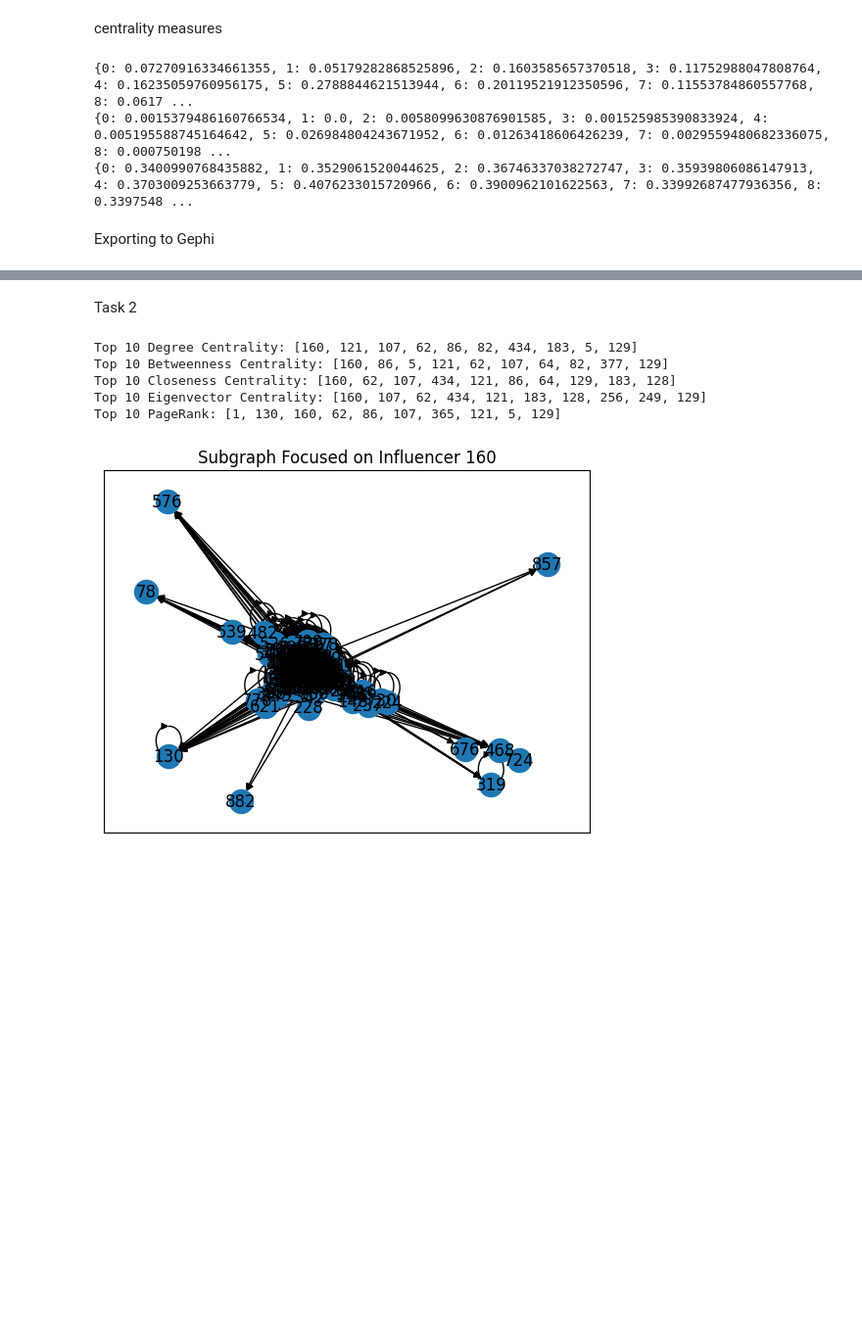
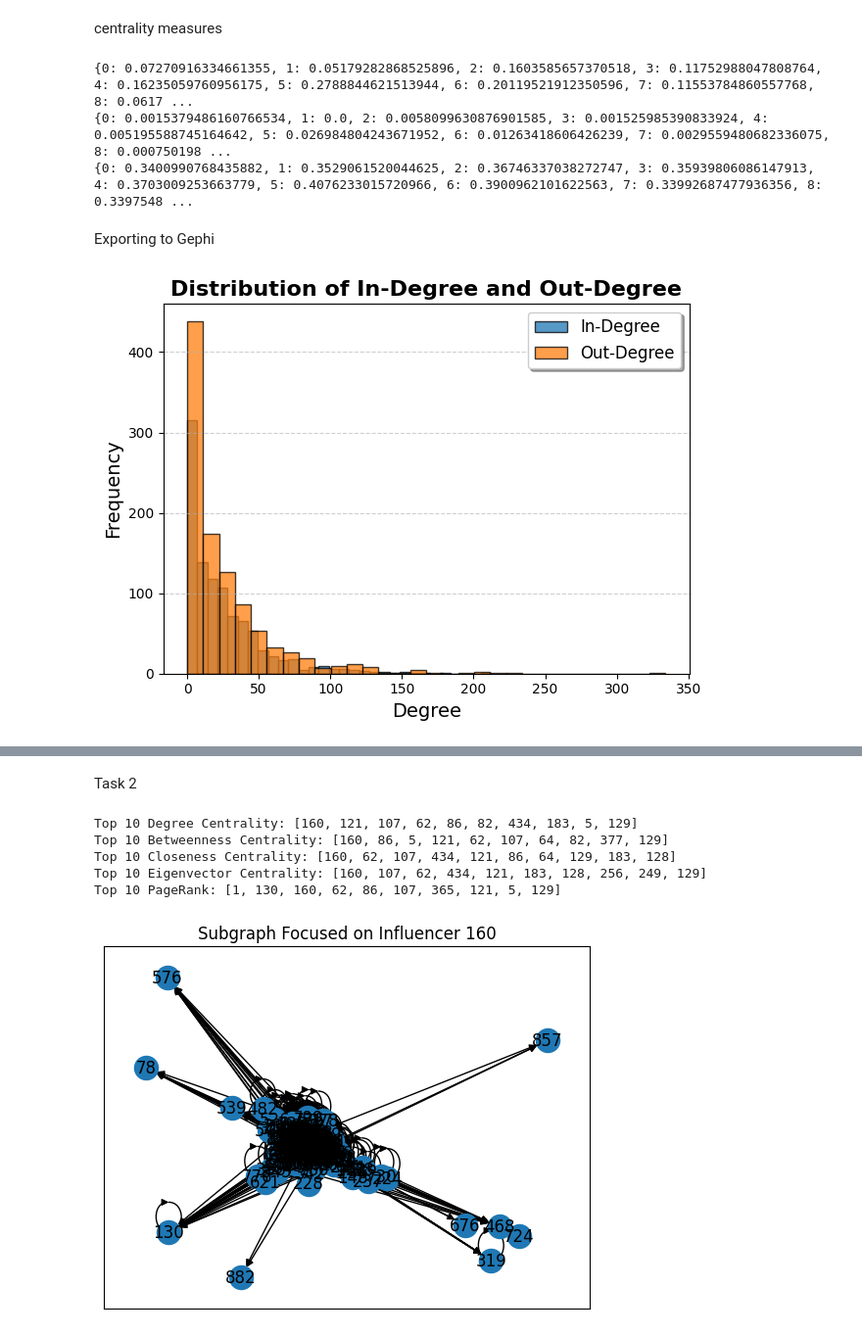
Before and after one commit to jn-gr/DMNS_TASK1, a Jupyter notebook: analysis.ipynb, the cells around one changed output, grey strips where cells are left out. Shown: that part at 98% size. Saved outputs shown, nothing was run; the diff lists cells and outputs as text; code cells hidden in the pictures; blank space fills up the shorter version.

Commit message:
updated task 1 hsitogram

```diff
--- a/analysis.ipynb
+++ b/analysis.ipynb
@@ -94,3 +94,83 @@ print(close_cent)
 Exporting to Gephi
 # %%
 nx.write_gexf(G, "email_eu_core_with_depts.gexf")
+# %%
+##Whole of task 1
+
+import gzip
+import networkx as nx
+import matplotlib.pyplot as plt
+import numpy as np
+import matplotlib
+
+G = nx.DiGraph()
+
+with gzip.open('email-Eu-core.txt.gz', 'rt') as f:
+    for line in f:
+        sender, recipient = line.strip().split()
+        sender = int(sender)
+        recipient = int(recipient)
+        G.add_edge(sender, recipient)
+
+department_dict = {}
+
+with gzip.open('email-Eu-core-department-labels.txt.gz', 'rt') as f:
+    for line in f:
+        node_str, dept_str = line.strip().split()
+        node_id = int(node_str)
+        dept_id = int(dept_str)
+        department_dict[node_id] = dept_id
+
+nx.set_node_attributes(G, department_dict, "department")
+
+in_degrees = [G.in_degree(n) for n in G.nodes()]
+out_degrees = [G.out_degree(n) for n in G.nodes()]
+
+# Define colors with strong contrast
+in_degree_color = '#1f77b4'  # blue
+out_degree_color = '#ff7f0e'  # orange
+
+# Plot histograms
+plt.hist(in_degrees, bins=30, alpha=0.75, label='In-Degree', color=in_degree_color, edgecolor='black')
+plt.hist(out_degrees, bins=30, alpha=0.75, label='Out-Degree', color=out_degree_color, edgecolor='black')
+
+# Enhance readability
+plt.xlabel('Degree', fontsize=14)
+plt.ylabel('Frequency', fontsize=14)
+plt.title('Distribution of In-Degree and Out-Degree', fontsize=16, fontweight='bold')
+
+# Grid and layout adjustments
+plt.grid(axis='y', linestyle='--', alpha=0.6)
+plt.legend(frameon=True, fontsize=12, shadow=True)
+
+# Improve layout
+plt.tight_layout()
+
+plt.show()
+
+#Numerical summaries
+print("Average in-degree:", np.mean(in_degrees))
+print("Average out-degree:", np.mean(out_degrees))
+print("Max in-degree:", np.max(in_degrees))
+print("Max out-degree:", np.max(out_degrees))
+
+G_undirected = G.to_undirected()
+avg_clust = nx.average_clustering(G_undirected)
+print("Average clustering (undirected):", avg_clust)
+
+# Degree Centrality
+deg_cent = nx.degree_centrality(G)  # dictionary {node: centrality}
+
+# Betweenness Centrality
+bet_cent = nx.betweenness_centrality(G, normalized=True)
+
+# Closeness Centrality
+close_cent = nx.closeness_centrality(G)
+
+print(deg_cent)
+print(bet_cent)
+print(close_cent)
+
+nx.write_gexf(G, "email_eu_core_with_depts.gexf")
+# %% [output]
+[figure, added]
```
Also changed, not shown: parts of 1 cell of this notebook, 1 other file.
